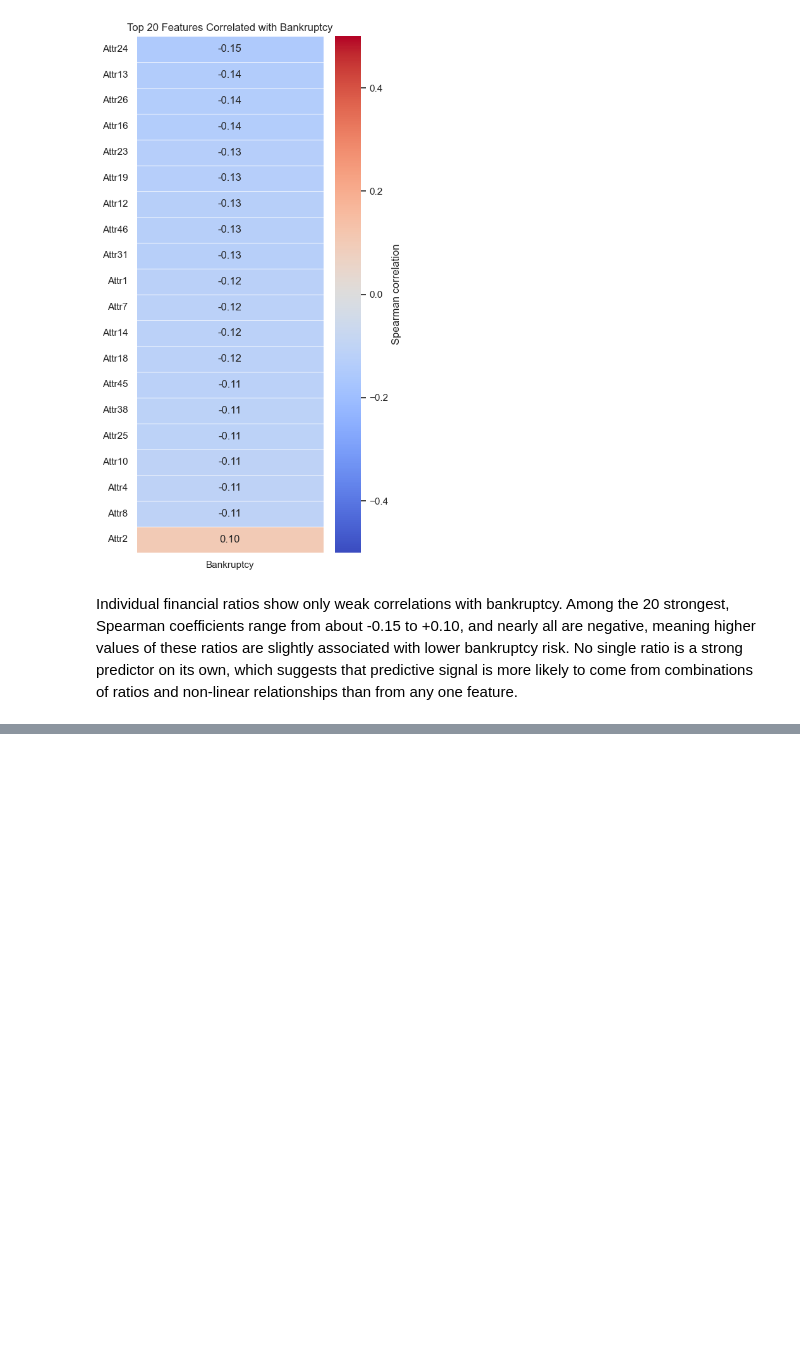
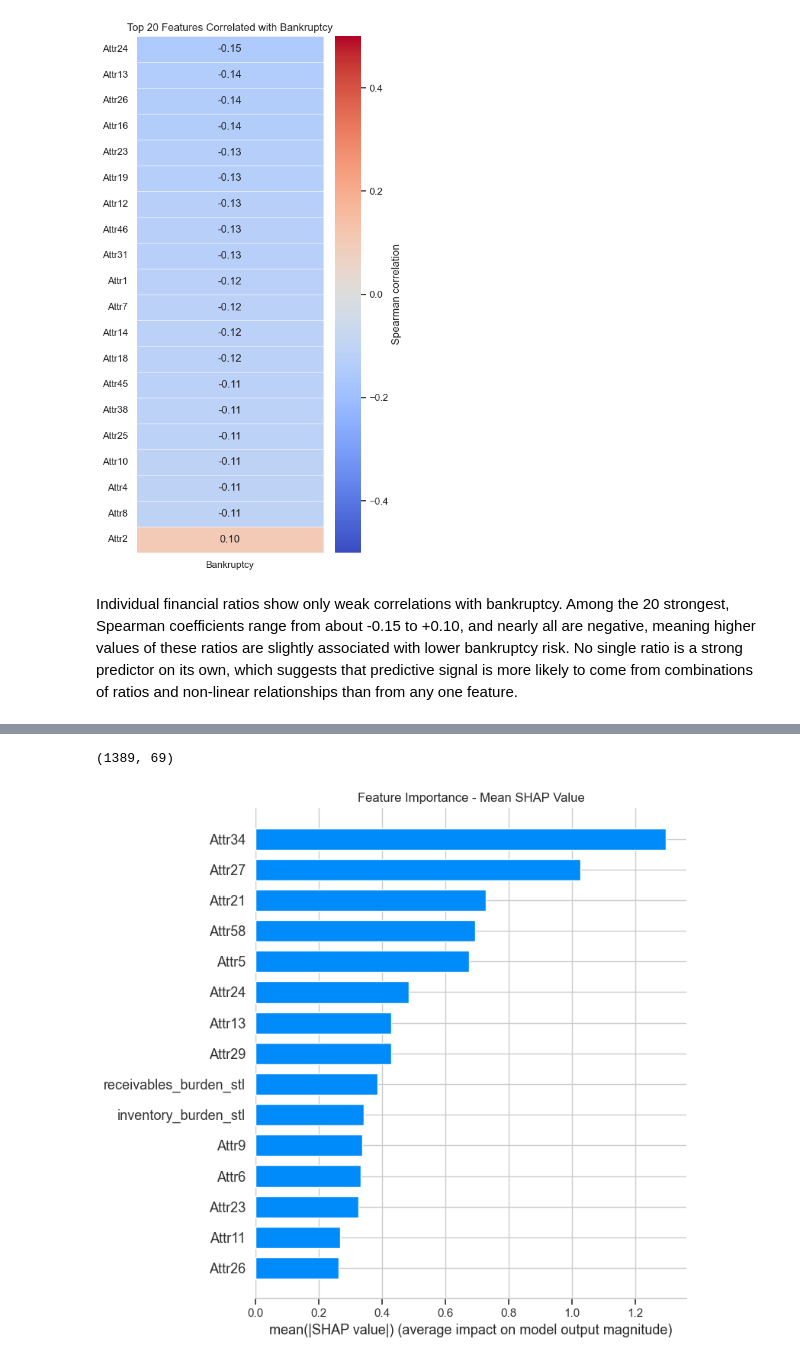
Before and after one commit to EegunjobiF/-financial-distress-early-warning, a Jupyter notebook: Early_Warning_Financial_Distress_Model.ipynb, the cells around one changed output, grey strips where cells are left out. Drawn from its saved outputs; the diff is of its cells as text; code cells hidden in the pictures; blank space fills up the shorter version.

```diff
--- a/Early_Warning_Financial_Distress_Model.ipynb
+++ b/Early_Warning_Financial_Distress_Model.ipynb
@@ -348,0 +602,9 @@ Unexpected extra columns: [] | total columns: 65
+# %%
+# Fits both models on each feature set. Progress lines print as each fit
+# finishes, and the time taken is shown for every feature set.
+fitted = {}
+
+for fs_name, cols in feature_sets.items():
+    start = time.time()
+    fitted[fs_name] = fit_searches(cols)
+    print(f"\n{fs_name} finished in {(time.time() - start) / 60:.1f} minutes")
@@ -348,0 +940,36 @@ Unexpected extra columns: [] | total columns: 65
+# %%
+# SHAP values are computed for the selected LightGBM model on the test set.
+# The test set has about 1,400 companies, so all of them are used and no
+# sampling is needed.
+import shap
+
+best_fs = "all_69"
+cols = feature_sets[best_fs]
+lgbm_model = fitted[best_fs]["LightGBM"].best_estimator_
+
+X_test_shap = X_test[cols].reset_index(drop=True)
+
+explainer = shap.TreeExplainer(lgbm_model)
+shap_values = explainer.shap_values(X_test_shap)
+
+# Depending on the SHAP version, a binary model returns either one array or a
+# list with one array per class. Index 1 is the bankrupt class.
+shap_bankrupt = shap_values[1] if isinstance(shap_values, list) else shap_values
+
+shap_bankrupt.shape
+# %% [output]
+(1389, 69)
+# %%
+# Features ranked by their average absolute SHAP value, which shows how
+# much each ratio moves the predicted bankruptcy risk across all companies.
+os.makedirs("Plots", exist_ok=True)
+
+plt.figure(figsize=(8, 7))
+shap.summary_plot(shap_bankrupt, X_test_shap, plot_type='bar',
+                  max_display=15, show=False)
+plt.title('Feature Importance - Mean SHAP Value')
+plt.tight_layout()
+plt.savefig('Plots/SHAP_summary_plot.png', dpi=150, bbox_inches='tight')
+plt.show()
+# %% [output]
+[figure, added]
```
Also changed, not shown: parts of 37 cells of this notebook.
